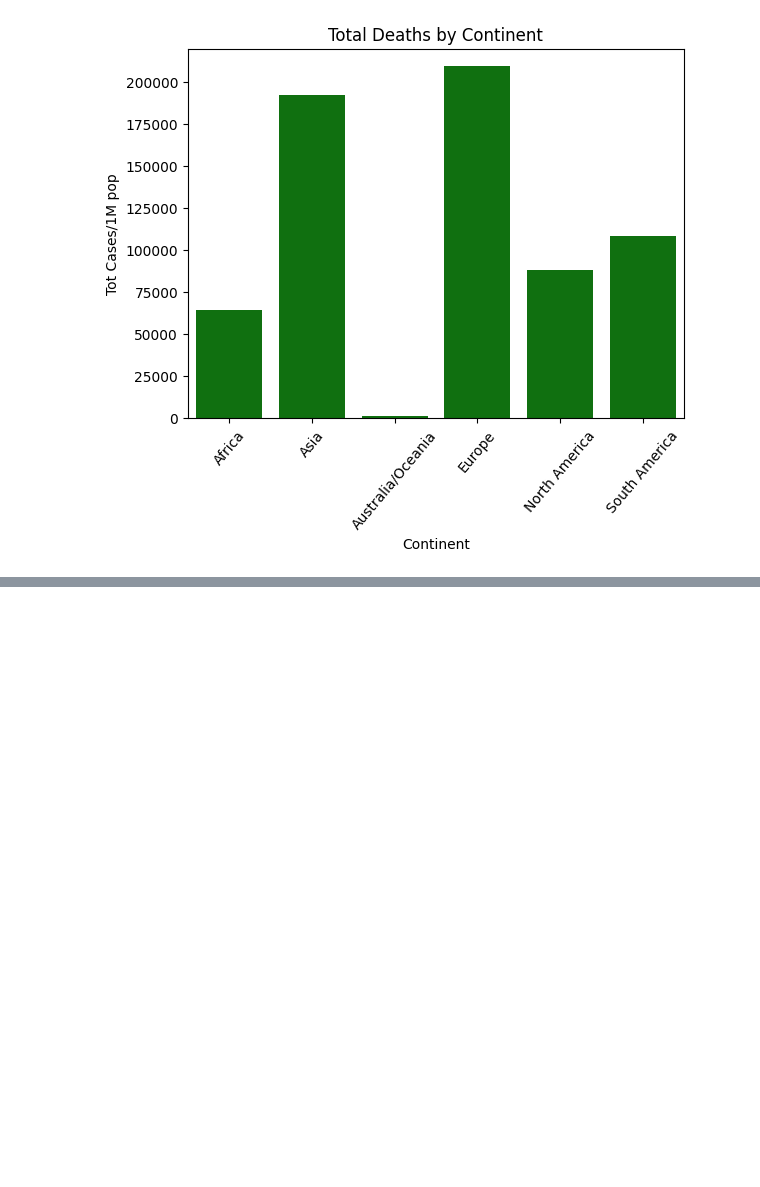
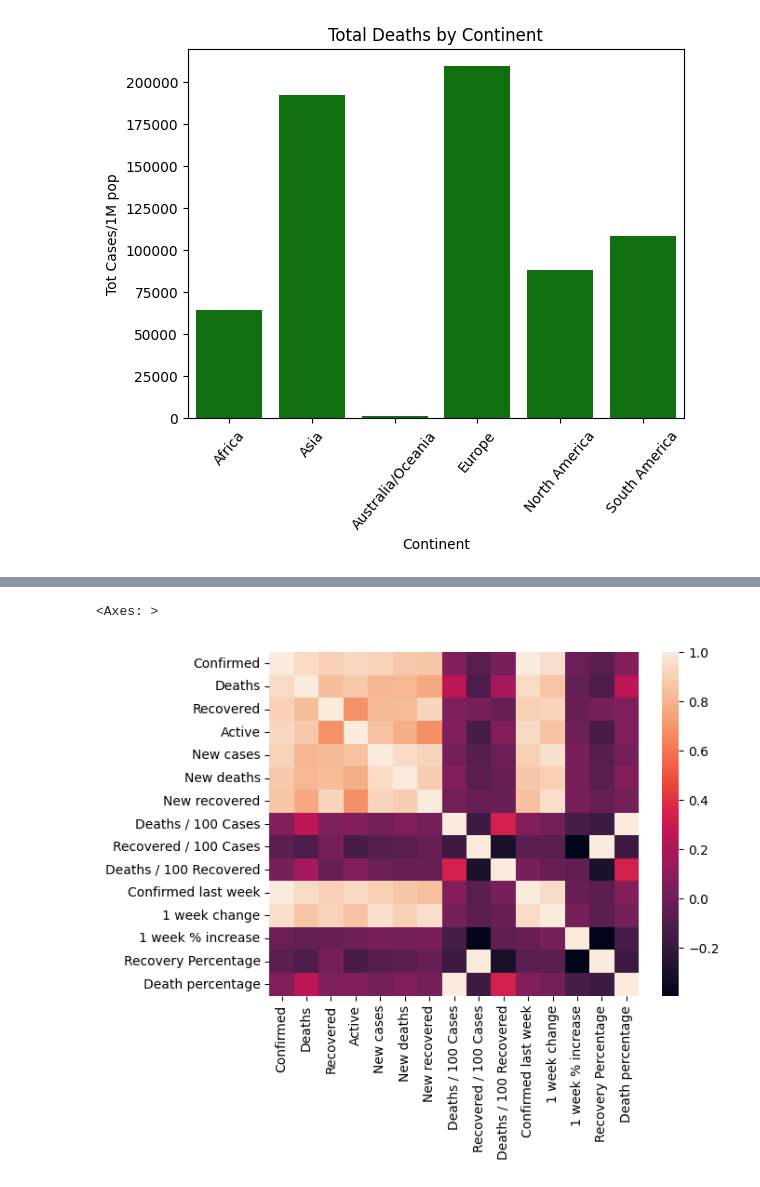
Before and after one commit to web-wizard-web/Pandas-Challanges, a Jupyter notebook: Easy/covid.ipynb, the cells around one changed output, grey strips where cells are left out. Drawn from its saved outputs; the diff is of its cells as text; code cells hidden in the pictures; blank space fills up the shorter version.

```diff
--- a/Easy/covid.ipynb
+++ b/Easy/covid.ipynb
@@ -217,0 +251,9 @@ TypeError: pie() missing 1 required positional argument: 'x'
+# %%
+covid.drop(columns=["Country/Region", "WHO Region"], axis=1, inplace=True,errors="ignore")
+
+covid_matrix = covid.corr()
+
+sns.heatmap(covid_matrix)
+# %% [output]
+<Axes: >
+[figure, added]
```
Also changed, not shown: parts of 4 cells of this notebook.
